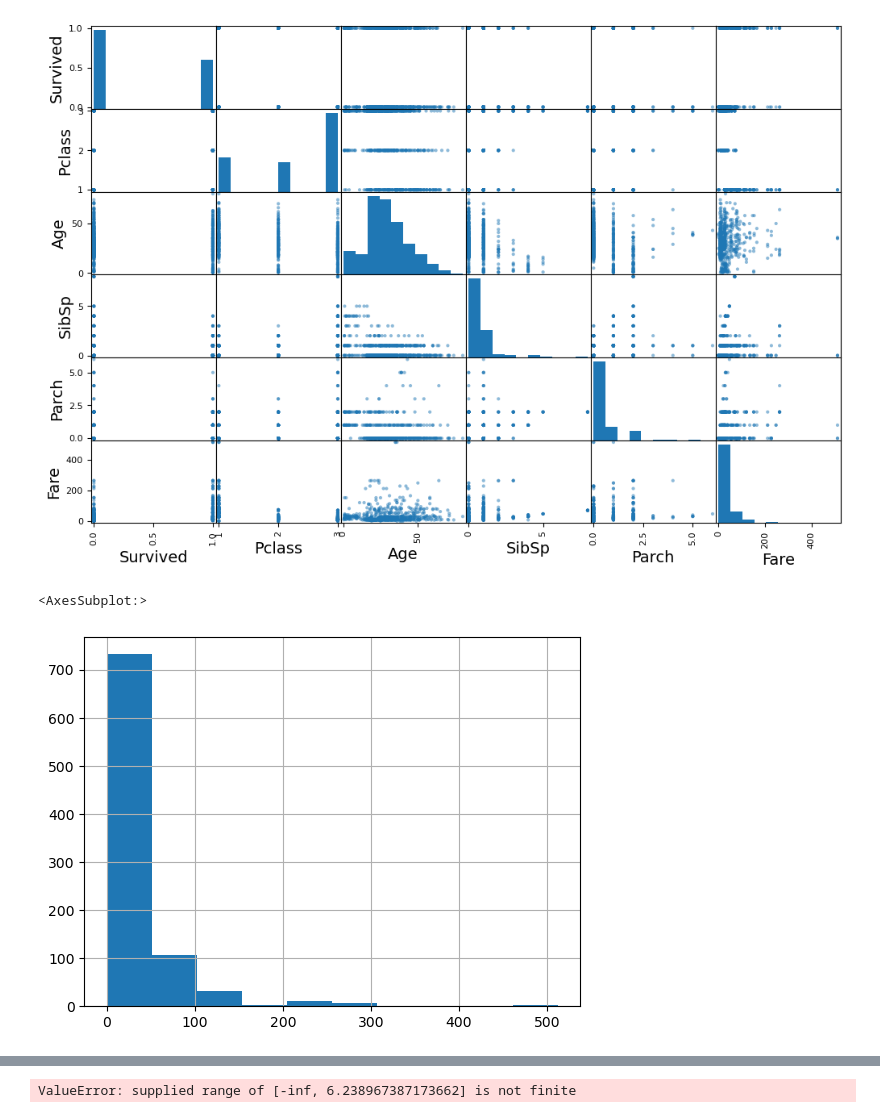
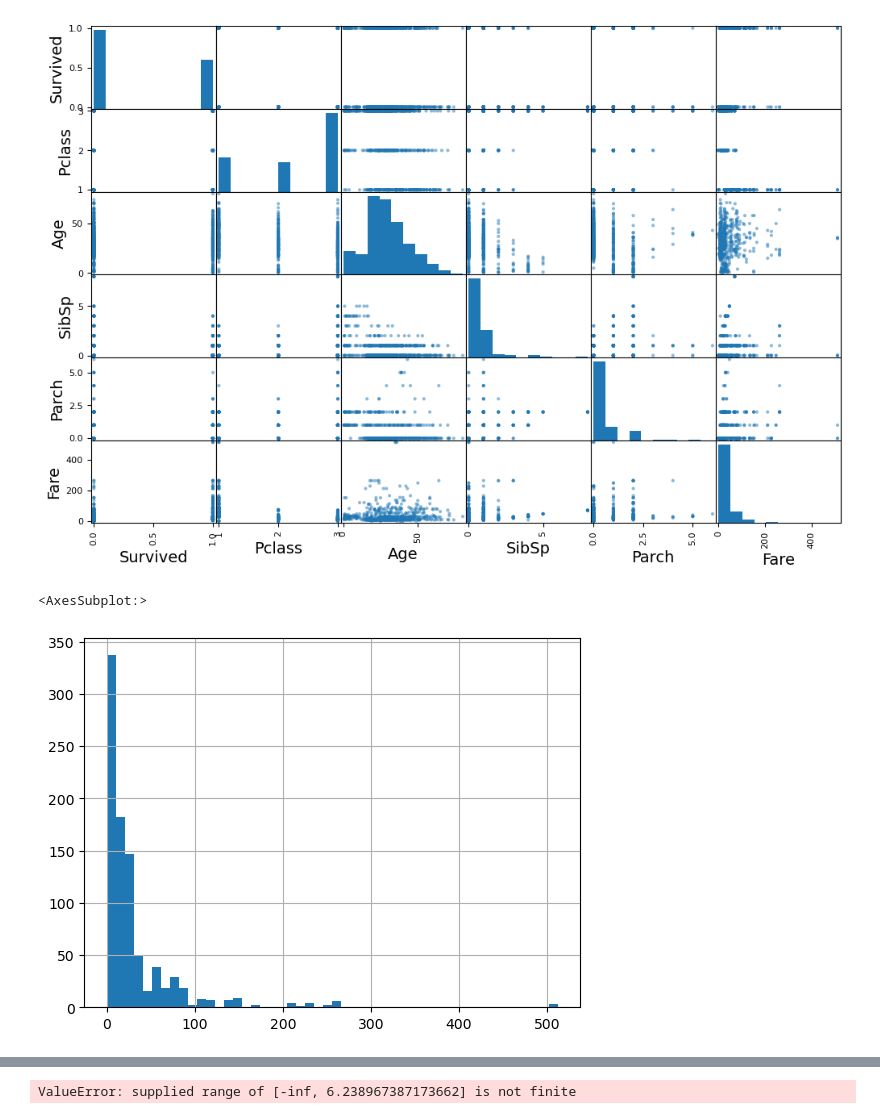
Before and after one commit to ericlau1987/hands_on_machine_learning_sklearn_keras_tensorflow, a Jupyter notebook: src/chapter3_classification/kaggle_taitanic/00_exploration.ipynb, the cells around one changed output, grey strips where cells are left out. Cells and saved outputs as stored; diff of their text form; code cells hidden in the pictures.

```diff
--- a/src/chapter3_classification/kaggle_taitanic/00_exploration.ipynb
+++ b/src/chapter3_classification/kaggle_taitanic/00_exploration.ipynb
@@ -137,7 +143,7 @@ plt.show()
 # %% [output]
 [figure]
 # %%
-X_train['Fare'].hist()
+X_train['Fare'].hist(bins=50)
 # %% [output]
 <AxesSubplot:>
-[figure, old version]
+[figure, new version]
```
Also changed, not shown: parts of 10 cells of this notebook, 1 other file.
